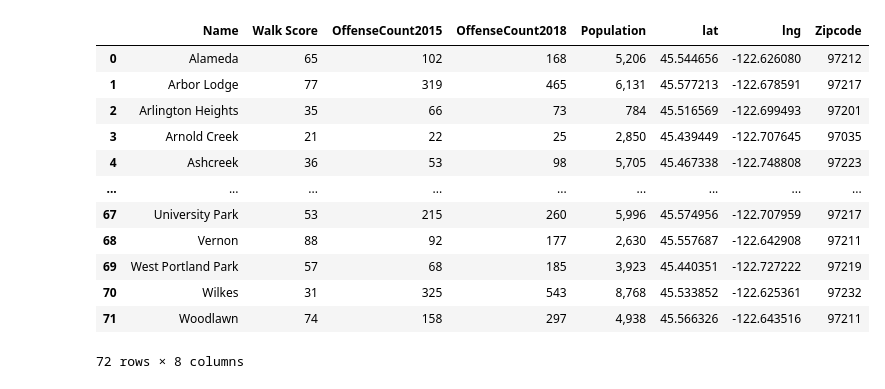
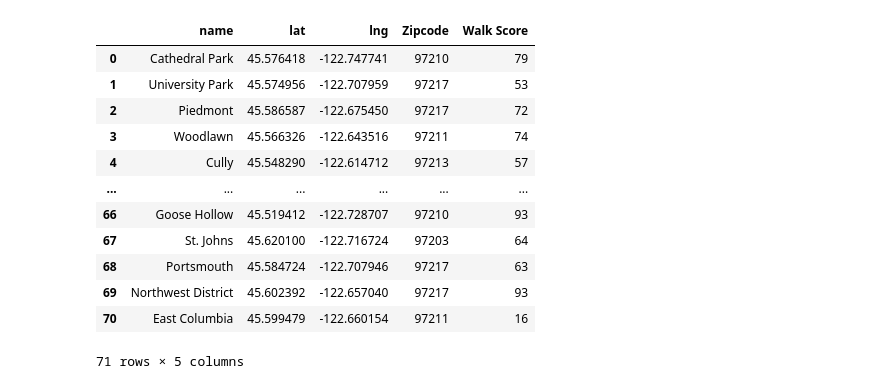
Before and after one commit to troypramsey/WalkabilityRaceIncome_InPortland_2012-2018, a Jupyter notebook: Walkscore_VS_Crime_DF.ipynb, the cells around one changed output. Cells and saved outputs as stored; diff of their text form; code cells hidden in the pictures.

```diff
--- a/Walkscore_VS_Crime_DF.ipynb
+++ b/Walkscore_VS_Crime_DF.ipynb
@@ -10,47 +10,47 @@ crime_2018 = pd.read_csv('CSVs/CrimeData-2018.csv')
 pdx_walk_df = pd.read_csv('CSVs/PDX_Neighborhood_Walkability.csv')
 zip_walk_df = pd.read_csv('CSVs/zip_import.csv')
 
 crime_2015 = crime_2015.loc[crime_2015['Neighborhood'].isnull() == False]
 crime_2018 = crime_2018.loc[crime_2018['Neighborhood'].isnull() == False]
 
 gcrime_2015 = crime_2015.groupby(['Neighborhood']).size().reset_index(name='OffenseCount2015')
 gcrime_2018 = crime_2018.groupby(['Neighborhood']).size().reset_index(name='OffenseCount2018')
 
 ccrime_df = pd.merge(gcrime_2015, gcrime_2018, how='inner', on='Neighborhood')
 
 ccrime_df.iloc[ccrime_df.loc[ccrime_df['Neighborhood'] == 'Old Town/Chinatown'].index, 0] = 'Old Town Chinatown'
 ccrime_df.iloc[ccrime_df.loc[ccrime_df['Neighborhood'] == 'Lloyd'].index, 0] = 'Lloyd District'
 ccrime_df.iloc[ccrime_df.loc[ccrime_df['Neighborhood'] == 'Mt Scott-Arleta'].index, 0] = 'Mt. Scott-Arleta'
 ccrime_df.iloc[ccrime_df.loc[ccrime_df['Neighborhood'] == 'Mt Tabor'].index, 0] = 'Mt. Tabor'
 ccrime_df.iloc[ccrime_df.loc[ccrime_df['Neighborhood'] == 'St Johns'].index, 0] = 'St. Johns'
 ccrime_df.iloc[ccrime_df.loc[ccrime_df['Neighborhood'] == 'Northwest'].index, 0] = 'Northwest District'
 ccrime_df.iloc[ccrime_df.loc[ccrime_df['Neighborhood'].str.contains('Buckman')].index, 0] = 'Buckman'
 
 pdx_crime_df = pd.merge(ccrime_df, pdx_walk_df, how='outer', left_on='Neighborhood', right_on='Name')
 cc_walk_df = pdx_crime_df.loc[(pdx_crime_df['Name'].isnull() == False)][['Name', 'Population', 'OffenseCount2015', 'OffenseCount2018']]
 
 cc_vs_walk = pd.merge(cc_walk_df, zip_walk_df, how='outer', left_on='Name', right_on='name')
 cc_vs_walk = cc_vs_walk[['Name', 'Walk Score', 'OffenseCount2015', 'OffenseCount2018', 'Population', 'lat', 'lng', 'Zipcode']]
 
 cc_vs_walk = cc_vs_walk.loc[cc_vs_walk['Zipcode'].isnull() == False].reset_index(drop=True)
 cc_vs_walk['Zipcode'] = cc_vs_walk['Zipcode'].astype(int)
 cc_vs_walk['Walk Score'] = cc_vs_walk['Walk Score'].astype(int)
 
-cc_vs_walk
+zip_walk_df
 # %% [output]
-|  | Name | Walk Score | OffenseCount2015 | OffenseCount2018 | Population | lat | lng | Zipcode |
-| 0 | Alameda | 65 | 102 | 168 | 5,206 | 45.544656 | -122.626080 | 97212 |
-| 1 | Arbor Lodge | 77 | 319 | 465 | 6,131 | 45.577213 | -122.678591 | 97217 |
-| 2 | Arlington Heights | 35 | 66 | 73 | 784 | 45.516569 | -122.699493 | 97201 |
-| 3 | Arnold Creek | 21 | 22 | 25 | 2,850 | 45.439449 | -122.707645 | 97035 |
-| 4 | Ashcreek | 36 | 53 | 98 | 5,705 | 45.467338 | -122.748808 | 97223 |
-| ... | ... | ... | ... | ... | ... | ... | ... | ... |
-| 67 | University Park | 53 | 215 | 260 | 5,996 | 45.574956 | -122.707959 | 97217 |
-| 68 | Vernon | 88 | 92 | 177 | 2,630 | 45.557687 | -122.642908 | 97211 |
-| 69 | West Portland Park | 57 | 68 | 185 | 3,923 | 45.440351 | -122.727222 | 97219 |
-| 70 | Wilkes | 31 | 325 | 543 | 8,768 | 45.533852 | -122.625361 | 97232 |
-| 71 | Woodlawn | 74 | 158 | 297 | 4,938 | 45.566326 | -122.643516 | 97211 |
+|  | name | lat | lng | Zipcode | Walk Score |
+| 0 | Cathedral Park | 45.576418 | -122.747741 | 97210 | 79 |
+| 1 | University Park | 45.574956 | -122.707959 | 97217 | 53 |
+| 2 | Piedmont | 45.586587 | -122.675450 | 97217 | 72 |
+| 3 | Woodlawn | 45.566326 | -122.643516 | 97211 | 74 |
+| 4 | Cully | 45.548290 | -122.614712 | 97213 | 57 |
+| ... | ... | ... | ... | ... | ... |
+| 66 | Goose Hollow | 45.519412 | -122.728707 | 97210 | 93 |
+| 67 | St. Johns | 45.620100 | -122.716724 | 97203 | 64 |
+| 68 | Portsmouth | 45.584724 | -122.707946 | 97217 | 63 |
+| 69 | Northwest District | 45.602392 | -122.657040 | 97217 | 93 |
+| 70 | East Columbia | 45.599479 | -122.660154 | 97211 | 16 |
-72 rows × 8 columns
+71 rows × 5 columns
 # %%
 # Write to csv
 file = open('CSVs/crime_vs_walkscore.csv', 'w')
```
Also changed, not shown: parts of 3 cells of this notebook.
